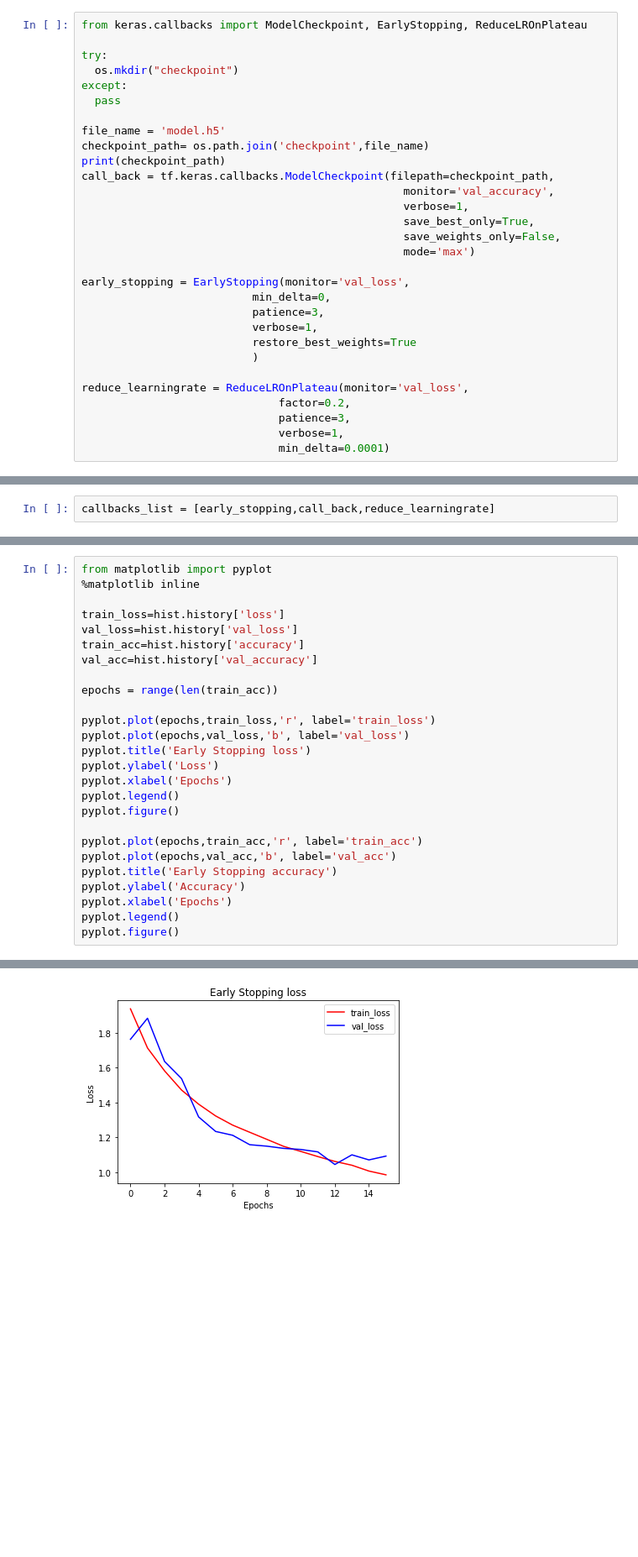
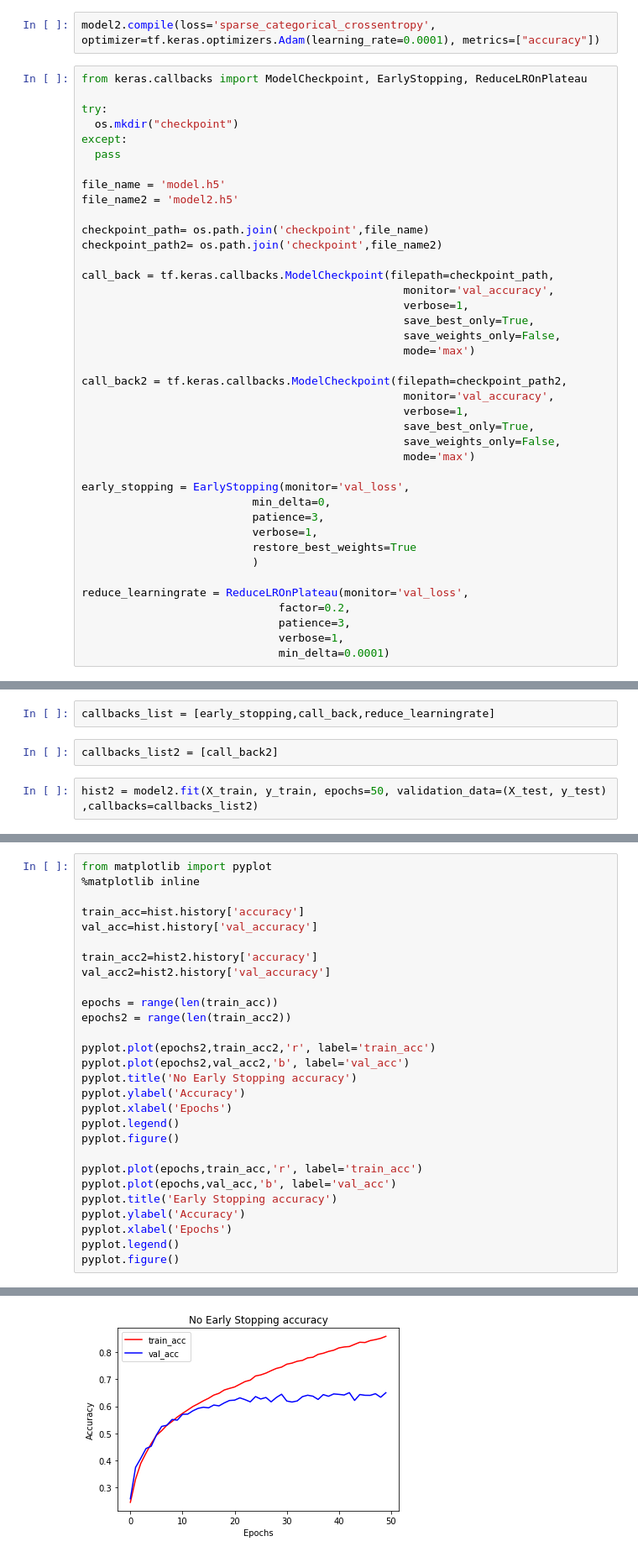
Before and after one commit to krawczyk22/Facial-Expression-Recognition-System, a Jupyter notebook: Experiment_results/Facial_expression_EarlyStopping_Fer2013.ipynb, the cells around one changed output, grey strips where cells are left out. Shown at 84% size. Saved outputs shown, nothing was run; the diff lists cells and outputs as text; blank space fills up the shorter version.

```diff
--- a/Experiment_results/Facial_expression_EarlyStopping_Fer2013.ipynb
+++ b/Experiment_results/Facial_expression_EarlyStopping_Fer2013.ipynb
@@ -93,5 +140,7 @@ model.add(Dense(7, activation='softmax'))
 # %%
 model.compile(loss='sparse_categorical_crossentropy', optimizer=tf.keras.optimizers.Adam(learning_rate=0.0001), metrics=["accuracy"])
+# %%
+model2.compile(loss='sparse_categorical_crossentropy', optimizer=tf.keras.optimizers.Adam(learning_rate=0.0001), metrics=["accuracy"])
 # %%
 from keras.callbacks import ModelCheckpoint, EarlyStopping, ReduceLROnPlateau
 
@@ -101,9 +150,19 @@ except:
   pass
 
 file_name = 'model.h5'
+file_name2 = 'model2.h5'
+
 checkpoint_path= os.path.join('checkpoint',file_name)
-print(checkpoint_path)
+checkpoint_path2= os.path.join('checkpoint',file_name2)
+
 call_back = tf.keras.callbacks.ModelCheckpoint(filepath=checkpoint_path,
+                                                 monitor='val_accuracy',
+                                                 verbose=1,
+                                                 save_best_only=True,
+                                                 save_weights_only=False,
+                                                 mode='max')
+
+call_back2 = tf.keras.callbacks.ModelCheckpoint(filepath=checkpoint_path2,
                                                  monitor='val_accuracy',
                                                  verbose=1,
                                                  save_best_only=True,
@@ -127,2 +184,6 @@ checkpoint/model.h5
 # %%
 callbacks_list = [early_stopping,call_back,reduce_learningrate]
+# %%
+callbacks_list2 = [call_back2]
+# %%
+hist2 = model2.fit(X_train, y_train, epochs=50, validation_data=(X_test, y_test) ,callbacks=callbacks_list2)
@@ -149,29 +228,31 @@ Epoch 00016: early stopping
 # %%
 from matplotlib import pyplot
 %matplotlib inline
 
-train_loss=hist.history['loss']
-val_loss=hist.history['val_loss']
 train_acc=hist.history['accuracy']
 val_acc=hist.history['val_accuracy']
 
+train_acc2=hist2.history['accuracy']
+val_acc2=hist2.history['val_accuracy']
+
 epochs = range(len(train_acc))
+epochs2 = range(len(train_acc2))
 
-pyplot.plot(epochs,train_loss,'r', label='train_loss')
-pyplot.plot(epochs,val_loss,'b', label='val_loss')
-pyplot.title('Early Stopping loss')
-pyplot.ylabel('Loss')
+pyplot.plot(epochs2,train_acc2,'r', label='train_acc')
+pyplot.plot(epochs2,val_acc2,'b', label='val_acc')
+pyplot.title('No Early Stopping accuracy')
+pyplot.ylabel('Accuracy')
 pyplot.xlabel('Epochs')
 pyplot.legend()
 pyplot.figure()
 
 pyplot.plot(epochs,train_acc,'r', label='train_acc')
 pyplot.plot(epochs,val_acc,'b', label='val_acc')
 pyplot.title('Early Stopping accuracy')
 pyplot.ylabel('Accuracy')
 pyplot.xlabel('Epochs')
 pyplot.legend()
 pyplot.figure()
 # %% [output]
 <Figure size 432x288 with 0 Axes>
-[figure, old version]
+[figure, new version]
```
Also changed, not shown: parts of 6 cells of this notebook, 1 other file.
